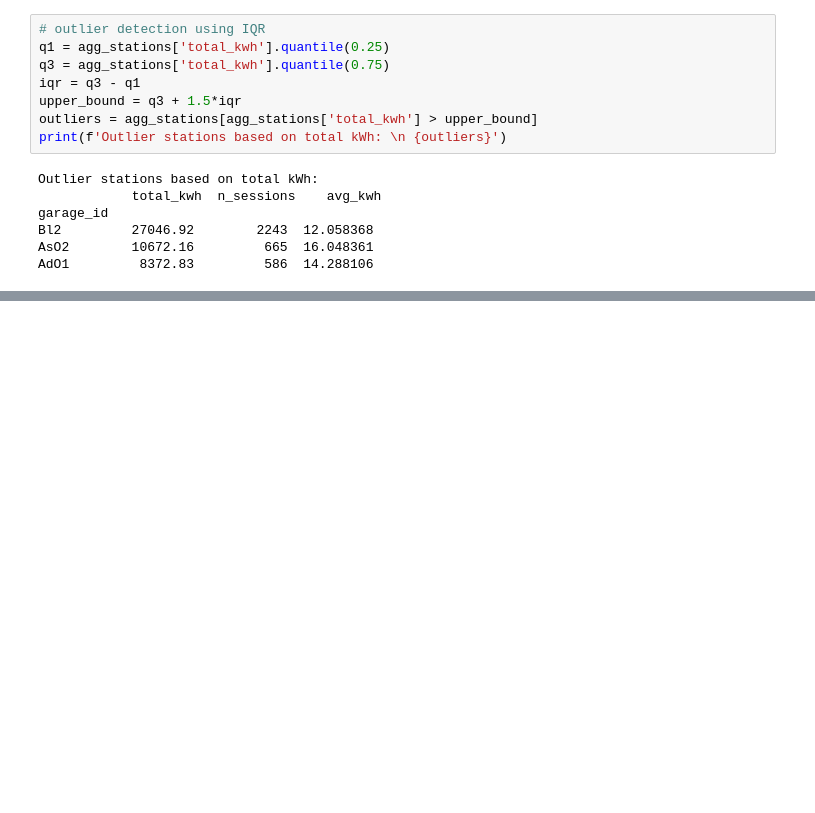
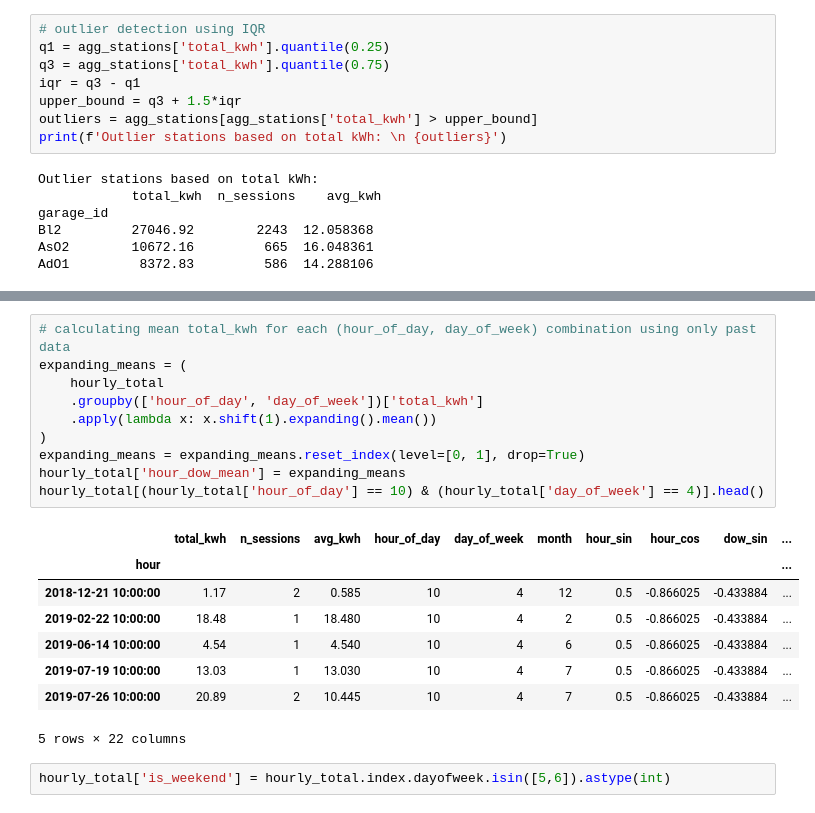
Before and after one commit to zahr888/mlops-ev-charging-predictor, a Jupyter notebook: notebooks/02_feature_eng.ipynb, the cells around one changed output, grey strips where cells are left out. Saved outputs shown, nothing was run; the diff lists cells and outputs as text; blank space fills up the shorter version.

```diff
--- a/notebooks/02_feature_eng.ipynb
+++ b/notebooks/02_feature_eng.ipynb
@@ -145,0 +230,21 @@ AdO1         8372.83         586  14.288106
+# %%
+# calculating mean total_kwh for each (hour_of_day, day_of_week) combination using only past data
+expanding_means = (
+    hourly_total
+    .groupby(['hour_of_day', 'day_of_week'])['total_kwh']
+    .apply(lambda x: x.shift(1).expanding().mean())
+)
+expanding_means = expanding_means.reset_index(level=[0, 1], drop=True)
+hourly_total['hour_dow_mean'] = expanding_means
+hourly_total[(hourly_total['hour_of_day'] == 10) & (hourly_total['day_of_week'] == 4)].head()
+# %% [output]
+|  | total_kwh | n_sessions | avg_kwh | hour_of_day | day_of_week | month | hour_sin | hour_cos | dow_sin | ... |
+| hour |  |  |  |  |  |  |  |  |  | ... |
+| 2018-12-21 10:00:00 | 1.17 | 2 | 0.585 | 10 | 4 | 12 | 0.5 | -0.866025 | -0.433884 | ... |
+| 2019-02-22 10:00:00 | 18.48 | 1 | 18.480 | 10 | 4 | 2 | 0.5 | -0.866025 | -0.433884 | ... |
+| 2019-06-14 10:00:00 | 4.54 | 1 | 4.540 | 10 | 4 | 6 | 0.5 | -0.866025 | -0.433884 | ... |
+| 2019-07-19 10:00:00 | 13.03 | 1 | 13.030 | 10 | 4 | 7 | 0.5 | -0.866025 | -0.433884 | ... |
+| 2019-07-26 10:00:00 | 20.89 | 2 | 10.445 | 10 | 4 | 7 | 0.5 | -0.866025 | -0.433884 | ... |
+5 rows × 22 columns
+# %%
+hourly_total['is_weekend'] = hourly_total.index.dayofweek.isin([5,6]).astype(int)
```
Also changed, not shown: parts of 9 cells of this notebook, 1 other file.
